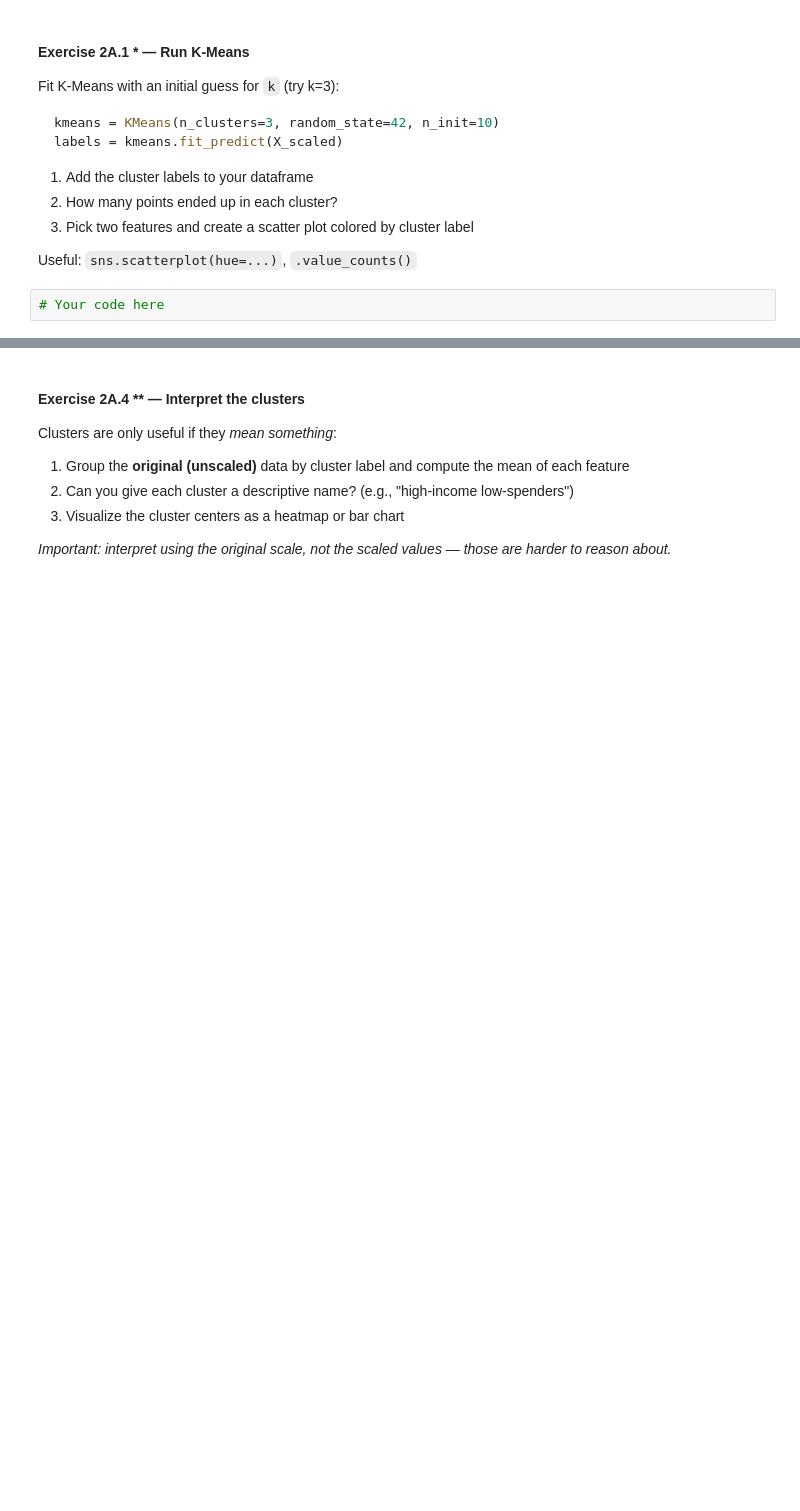
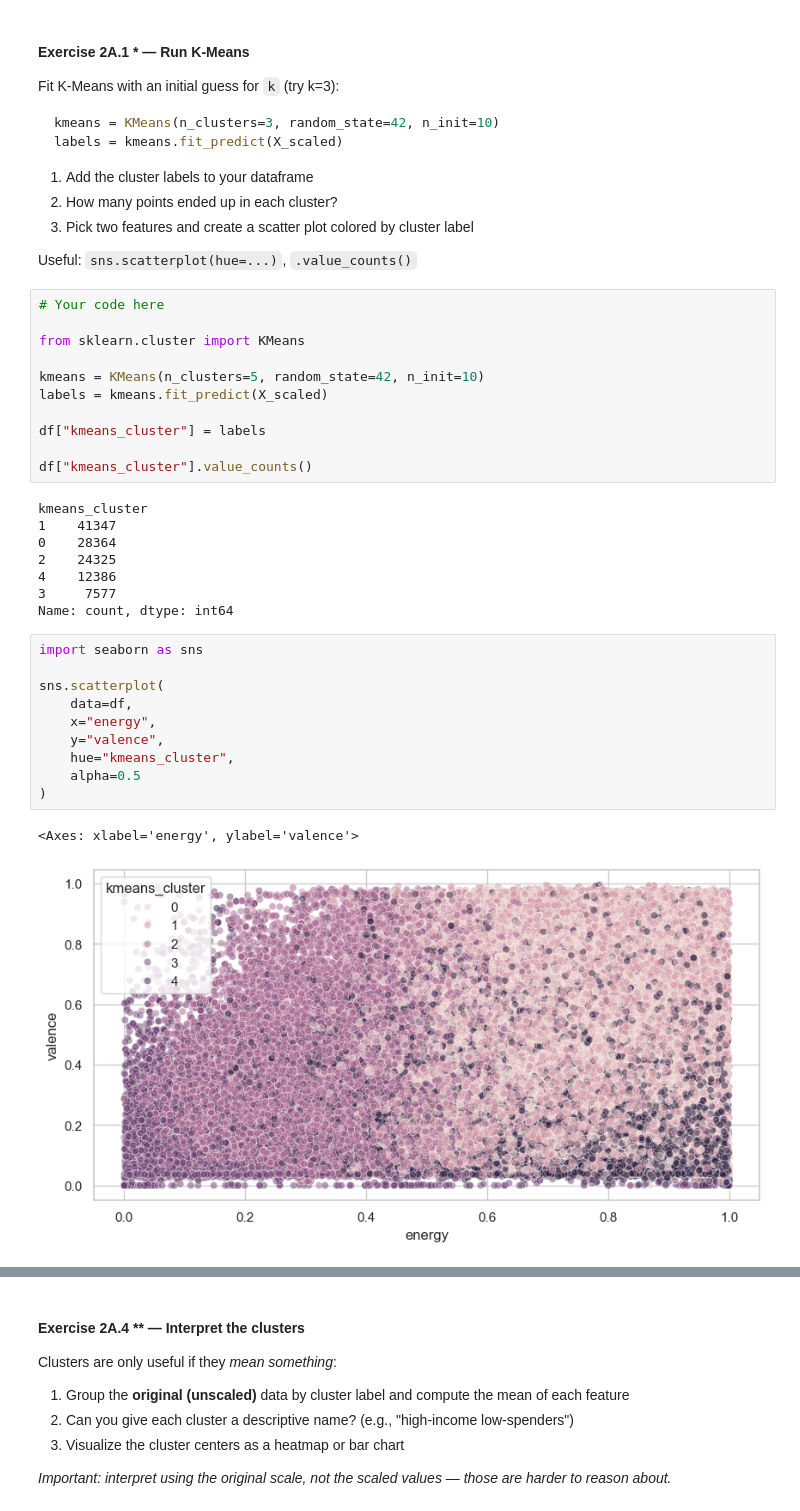
Before and after one commit to Phinil/Workshop-UML, a Jupyter notebook: unsupervised_ml_workshop.ipynb, the cells around one changed output, grey strips where cells are left out. Cells and saved outputs as stored; diff of their text form; blank space fills up the shorter version.

Commit message:
KMeans clustering implementation

```diff
--- a/unsupervised_ml_workshop.ipynb
+++ b/unsupervised_ml_workshop.ipynb
@@ -284,8 +284,38 @@ labels = kmeans.fit_predict(X_scaled)
 3. Pick two features and create a scatter plot colored by cluster label
 
 Useful: `sns.scatterplot(hue=...)`, `.value_counts()`
-# %%
-# Your code here
+# %%
+# Your code here
+
+from sklearn.cluster import KMeans
+
+kmeans = KMeans(n_clusters=5, random_state=42, n_init=10)
+labels = kmeans.fit_predict(X_scaled)
+
+df["kmeans_cluster"] = labels
+
+df["kmeans_cluster"].value_counts()
+# %% [output]
+kmeans_cluster
+1    41347
+0    28364
+2    24325
+4    12386
+3     7577
+Name: count, dtype: int64
+# %%
+import seaborn as sns
+
+sns.scatterplot(
+    data=df,
+    x="energy",
+    y="valence",
+    hue="kmeans_cluster",
+    alpha=0.5
+)
+# %% [output]
+<Axes: xlabel='energy', ylabel='valence'>
+[figure, added]
 # %% [markdown]
 #### Exercise 2A.2 ** — The Elbow Method
 
```
Also changed, not shown: parts of 15 cells of this notebook.
